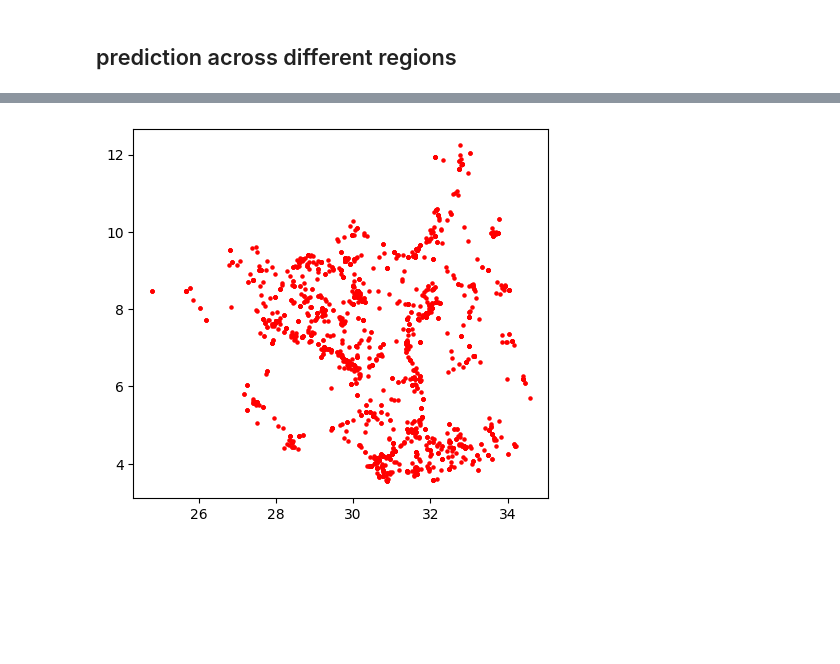
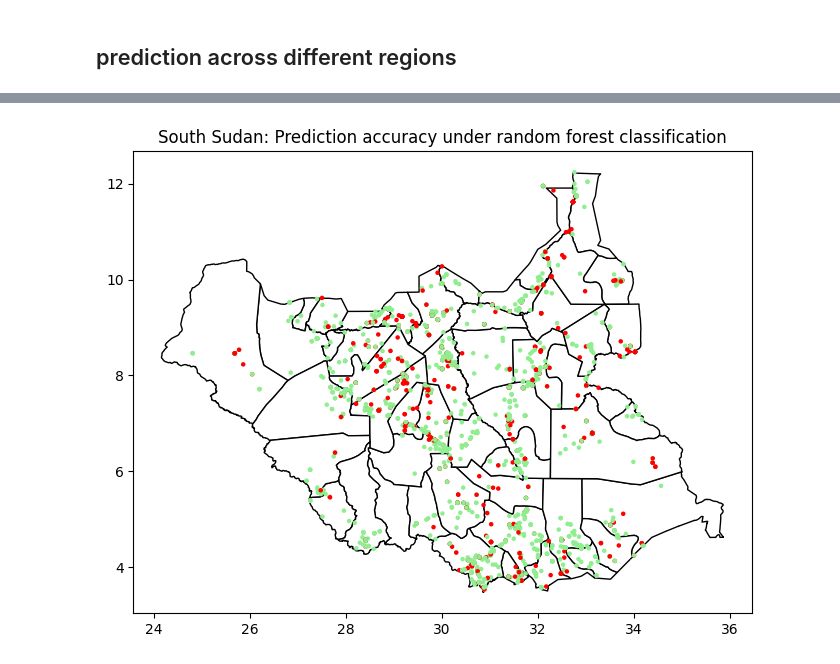
Before and after one commit to kaylanhua/conflicts, a Jupyter notebook: hoch/random_forest.ipynb, the cells around one changed output, grey strips where cells are left out. Cells and saved outputs as stored; diff of their text form; code cells hidden in the pictures; blank space fills up the shorter version.

Commit message:
mapping correctness

```diff
--- a/hoch/random_forest.ipynb
+++ b/hoch/random_forest.ipynb
@@ -174,5 +174,6 @@ plt.show()
 df = X_test.copy()
 df['y_true'] = list(y_test.values)
 df['y_pred'] = y_pred
+df['correct'] = (df['y_true'] == df['y_pred']).astype(int)
 df.head()
 # %% [output]
@@ -184,0 +186,10 @@ df.head()
+# %%
+import geopandas as gpd
+# Replace with the path to your shapefile
+shapefile_path = '../data/shapefiles/stanford-jz673tr4443-shapefile/jz673tr4443.shp'
+
+# Read the shapefile
+ss_shp = gpd.read_file(shapefile_path)
+
+# Now you can work with 'gdf' as a GeoDataFrame
+print(ss_shp.head())
@@ -185,9 +236,19 @@ df.head()
 # %%
 import geopandas as gpd
 import matplotlib.pyplot as plt
 
+## grab coordinates
 gdf = gpd.GeoDataFrame(df, geometry=gpd.points_from_xy(df['LONGITUDE'], df['LATITUDE']))
-gdf.plot(marker='o', color='red', markersize=5)
+fig, ax = plt.subplots(figsize=(10, 6))
+gdf['correct_color'] = gdf['correct'].apply(lambda x: 'lightgreen' if x else 'red')
+
+# Plot country borders
+ss_shp.plot(ax=ax, color='white', edgecolor='black')
+
+# Plot your data with two colors based on the 'color' column
+gdf.plot(ax=ax, marker='o', color=gdf['correct_color'], markersize=5)
+
+plt.title("South Sudan: Prediction accuracy under random forest classification")
 plt.show()
 # %% [output]
-[figure, old version]
+[figure, new version]
```
Also changed, not shown: parts of 4 cells of this notebook.
